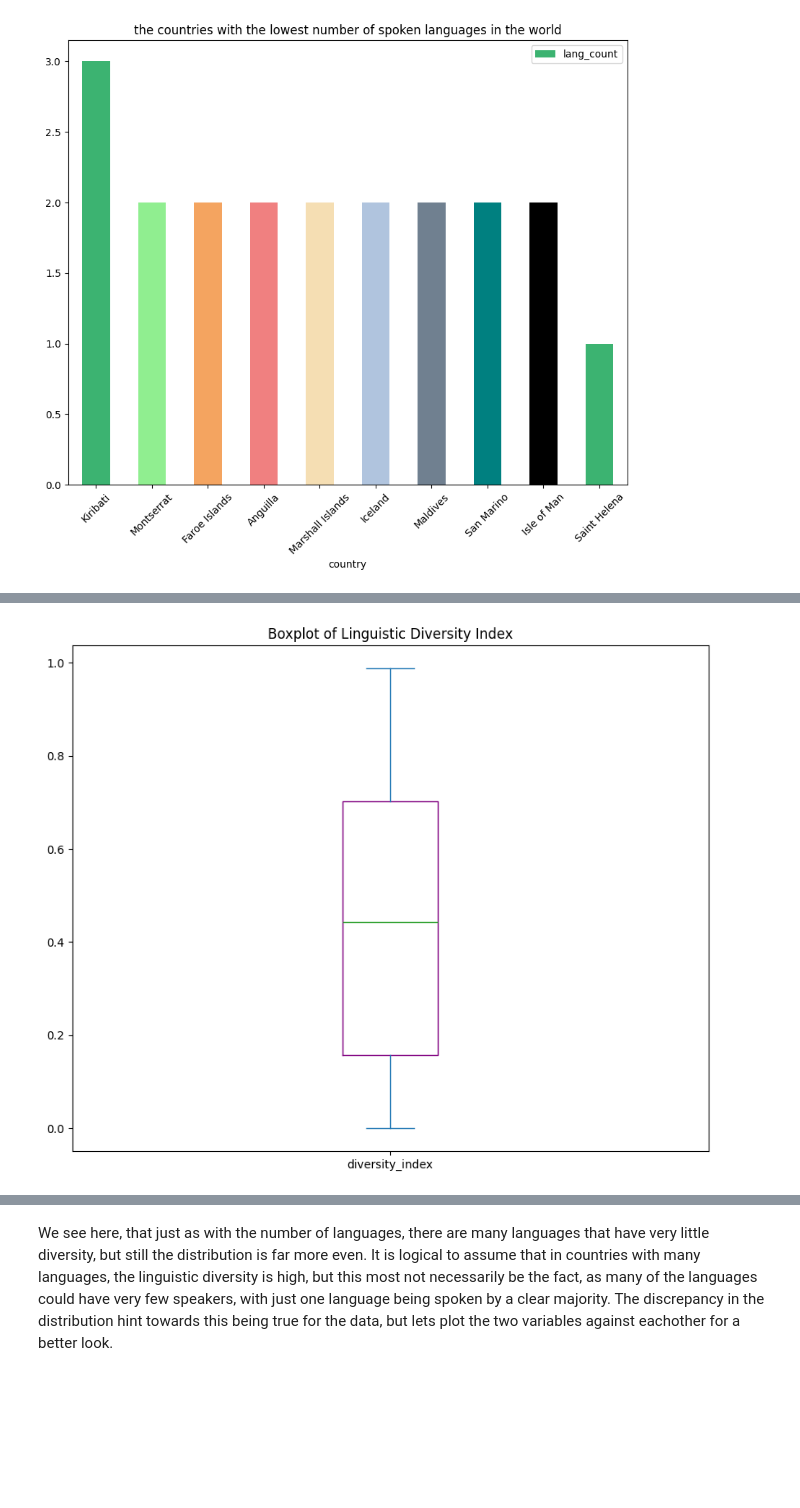
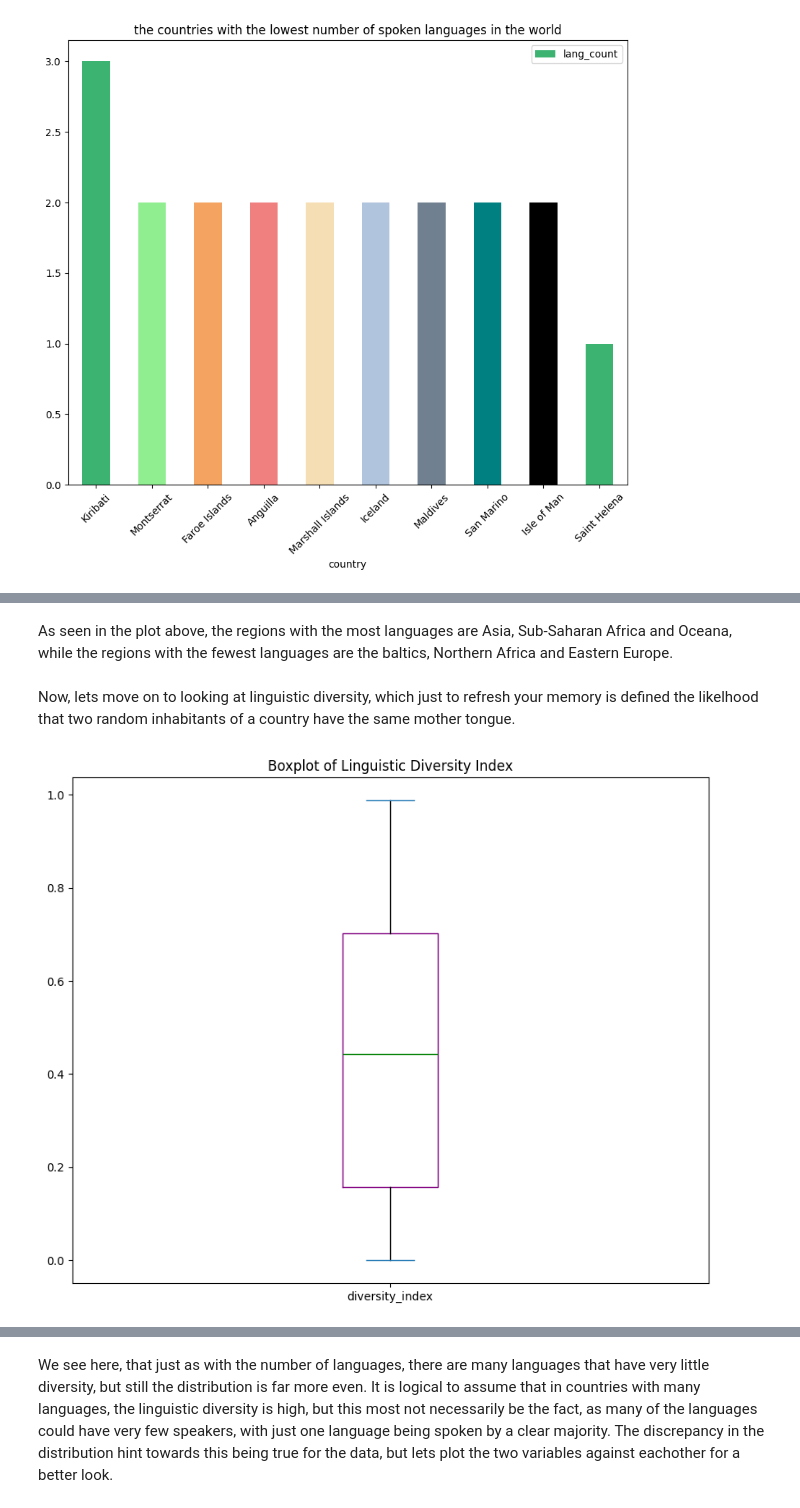
Before and after one commit to Eszettfors/CapstoneProject-DH-W2023-Essfors_Hannes, a Jupyter notebook: Assignment_1.ipynb, the cells around one changed output, grey strips where cells are left out. Cells and saved outputs as stored; diff of their text form; code cells hidden in the pictures; blank space fills up the shorter version.

```diff
--- a/Assignment_1.ipynb
+++ b/Assignment_1.ipynb
@@ -339,0 +341,2 @@ df.describe()
+# %%
+df = df.drop(['Phones (per 1000)','Arable (%)','Crops (%)', 'Other (%)', 'Climate','lang_count(%)','nmb_of_speakers_total','nmb_of_speakers_mean','nmb_of_speakers_median','diversity_coverage'], axis='columns')
@@ -411,9 +437,13 @@ Now, lets move on to looking at linguistic diversity.
+# %% [markdown]
+As seen in the plot above, the regions with the most languages are Asia, Sub-Saharan Africa and Oceana, while the regions with the fewest languages are the baltics, Northern Africa and Eastern Europe.
+# %% [markdown]
+Now, lets move on to looking at linguistic diversity, which just to refresh your memory is defined the likelhood that two random inhabitants of a country have the same mother tongue.
 # %%
 df.diversity_index.plot(figsize=(10,8),
     kind = 'box',
     title = 'Boxplot of Linguistic Diversity Index',
-    color=dict(boxes='Purple')
+    color=dict(boxes='Purple',medians = 'green', whiskers = 'black')
     );
 # %% [output]
-[figure, old version]
+[figure, new version]
 # %% [markdown]
```
Also changed, not shown: parts of 27 cells of this notebook, 1 other file.
